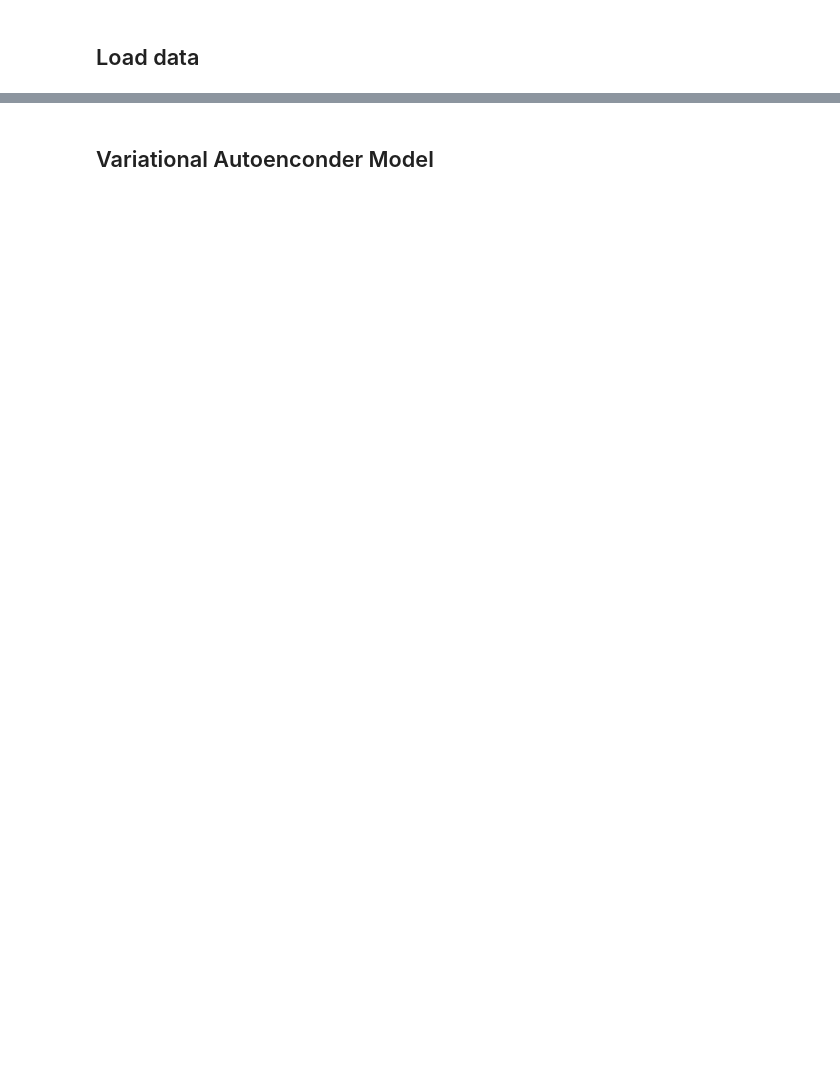
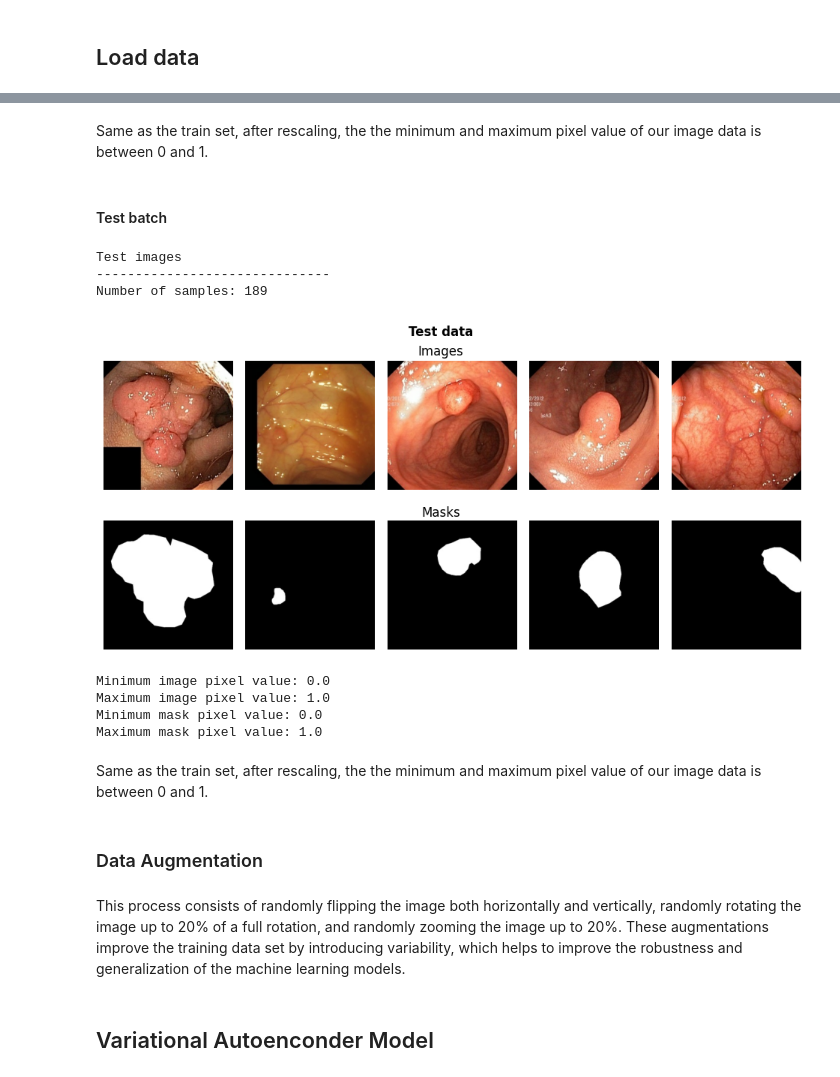
Before and after one commit to natalialopezg/Monografia-EACD, a Jupyter notebook: Polyp_Segmentation_VAE.ipynb, the cells around one changed output, grey strips where cells are left out. Drawn from its saved outputs; the diff is of its cells as text; code cells hidden in the pictures; blank space fills up the shorter version.

```diff
--- a/Polyp_Segmentation_VAE.ipynb
+++ b/Polyp_Segmentation_VAE.ipynb
@@ -462,0 +646,25 @@ def run_on_testbatch(df_log, vae, epoch, x, y):
+# %% [markdown]
+Same as the train set, after rescaling, the the minimum and maximum pixel value of our image data is between 0 and 1.
+# %% [markdown]
+<a name="test-batch"></a>
+#### Test batch
+# %%
+dataset = test_dataset
+split_name = "Test"
+plot_images(dataset,split_name)
+# %% [output]
+Test images
+------------------------------
+Number of samples: 189
+[figure, added]
+Minimum image pixel value: 0.0
+Maximum image pixel value: 1.0
+Minimum mask pixel value: 0.0
+Maximum mask pixel value: 1.0
+# %% [markdown]
+Same as the train set, after rescaling, the the minimum and maximum pixel value of our image data is between 0 and 1.
+# %% [markdown]
+<a name="data-augmentation"></a>
+### Data Augmentation
+# %% [markdown]
+This process consists of randomly flipping the image both horizontally and vertically, randomly rotating the image up to 20% of a full rotation, and randomly zooming the image up to 20%. These augmentations improve the training data set by introducing variability, which helps to improve the robustness and generalization of the machine learning models.
```
Also changed, not shown: parts of 65 cells of this notebook.
